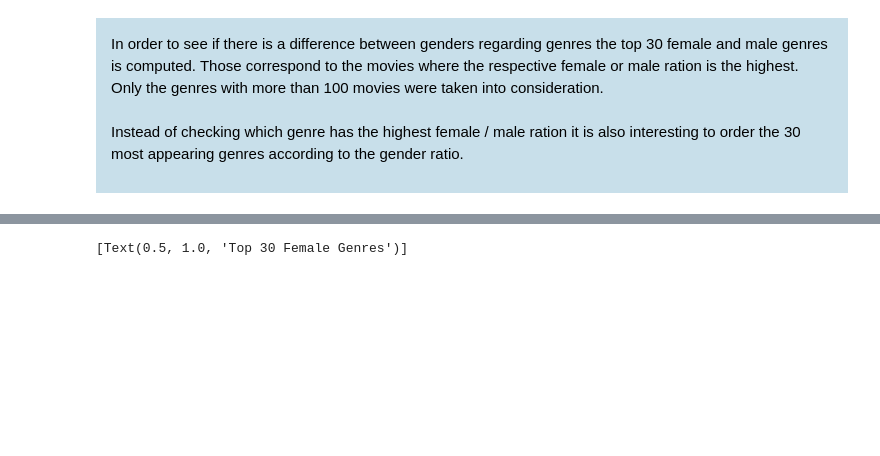
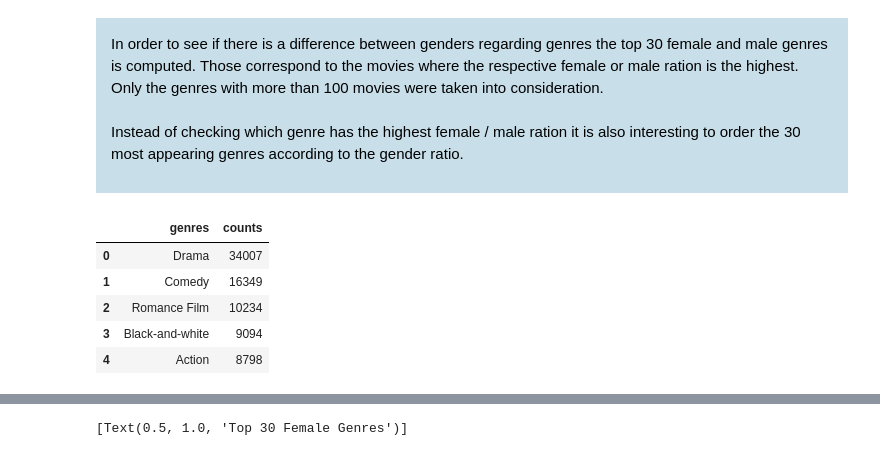
Before and after one commit to epfl-ada/ada-2022-project-yiyisoda, a Jupyter notebook: milestone_2.ipynb, the cells around one changed output, grey strips where cells are left out. Saved outputs shown, nothing was run; the diff lists cells and outputs as text; code cells hidden in the pictures; blank space fills up the shorter version.

Commit message:
comments on genres

```diff
--- a/milestone_2.ipynb
+++ b/milestone_2.ipynb
@@ -816,3 +816,14 @@ def genderratio_domain(df, domain, threshold,characters, gender):
 
 
     return gender_genres
+# %%
+# get top 30 genres of all movie
+top30_genres = movie_genres['genres'].value_counts()[:30].to_frame().reset_index().rename(columns={"index": "genres", "genres": "counts"})
+top30_genres.head()
+# %% [output]
+|  | genres | counts |
+| 0 | Drama | 34007 |
+| 1 | Comedy | 16349 |
+| 2 | Romance Film | 10234 |
+| 3 | Black-and-white | 9094 |
+| 4 | Action | 8798 |
```
Also changed, not shown: parts of 6 cells of this notebook.
